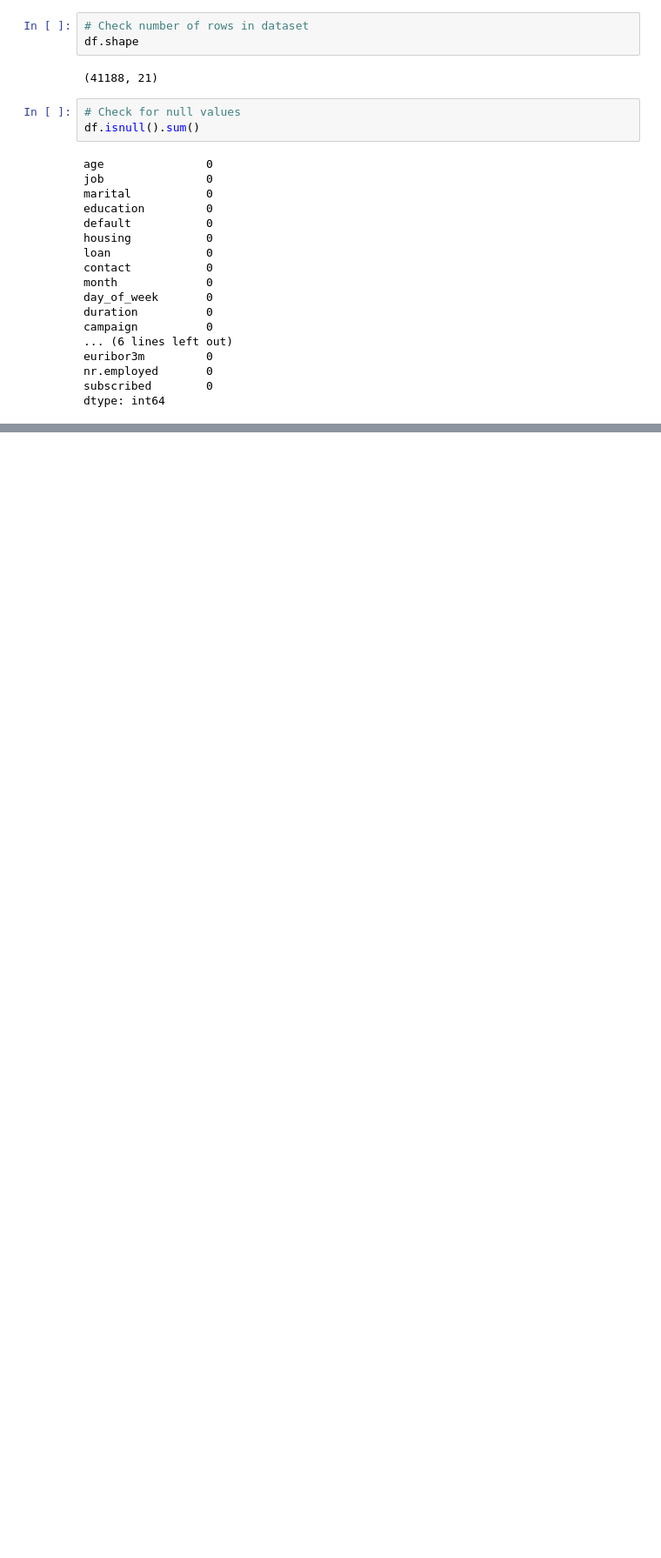
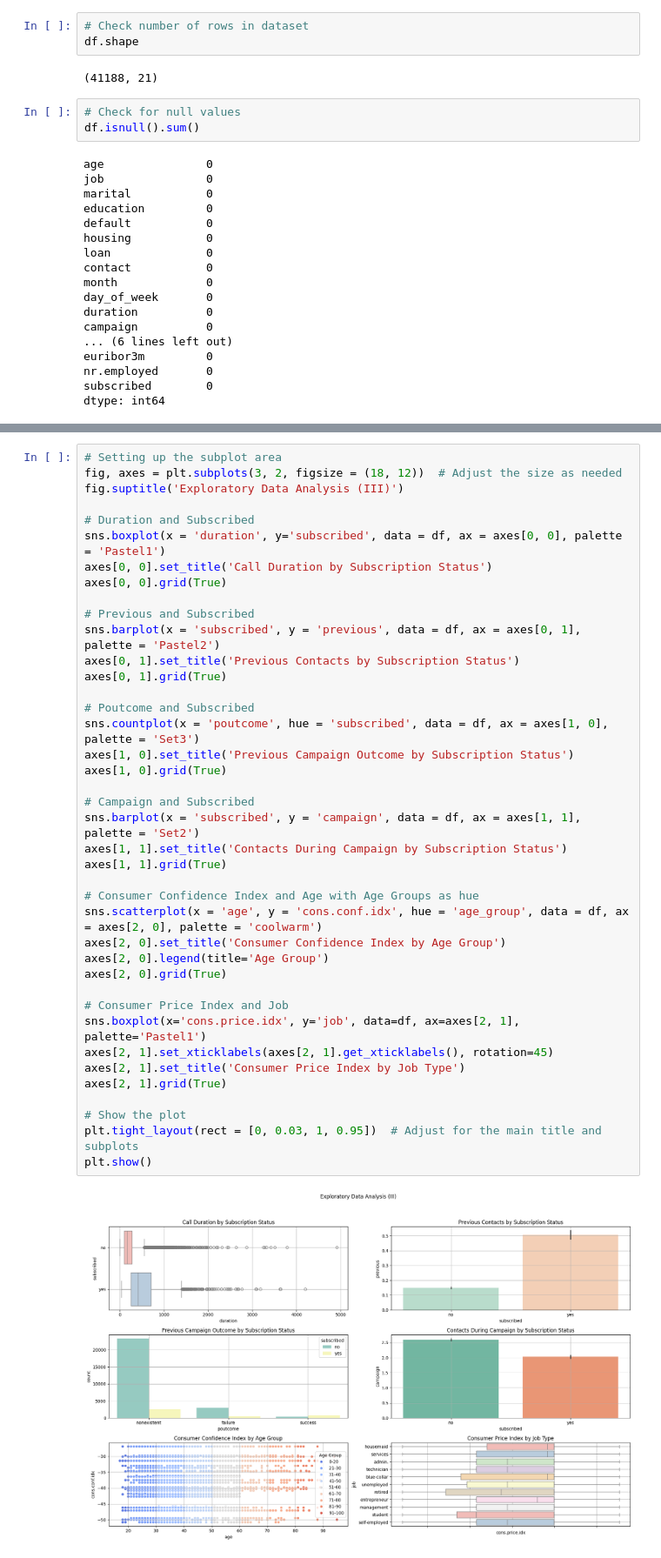
Before and after one commit to SergioCuencaNunez/ml3-bank-marketing, a Jupyter notebook: main.ipynb, the cells around one changed output, grey strips where cells are left out. Shown: that part at 87% size. Cells and saved outputs as stored; diff of their text form; blank space fills up the shorter version.

```diff
--- a/main.ipynb
+++ b/main.ipynb
@@ -254,0 +262,42 @@ plt.show()
+# %%
+# Setting up the subplot area
+fig, axes = plt.subplots(3, 2, figsize = (18, 12))  # Adjust the size as needed
+fig.suptitle('Exploratory Data Analysis (III)')
+
+# Duration and Subscribed
+sns.boxplot(x = 'duration', y='subscribed', data = df, ax = axes[0, 0], palette = 'Pastel1')
+axes[0, 0].set_title('Call Duration by Subscription Status')
+axes[0, 0].grid(True)
+
+# Previous and Subscribed
+sns.barplot(x = 'subscribed', y = 'previous', data = df, ax = axes[0, 1], palette = 'Pastel2')
+axes[0, 1].set_title('Previous Contacts by Subscription Status')
+axes[0, 1].grid(True)
+
+# Poutcome and Subscribed
+sns.countplot(x = 'poutcome', hue = 'subscribed', data = df, ax = axes[1, 0], palette = 'Set3')
+axes[1, 0].set_title('Previous Campaign Outcome by Subscription Status')
+axes[1, 0].grid(True)
+
+# Campaign and Subscribed
+sns.barplot(x = 'subscribed', y = 'campaign', data = df, ax = axes[1, 1], palette = 'Set2')
+axes[1, 1].set_title('Contacts During Campaign by Subscription Status')
+axes[1, 1].grid(True)
+
+# Consumer Confidence Index and Age with Age Groups as hue
+sns.scatterplot(x = 'age', y = 'cons.conf.idx', hue = 'age_group', data = df, ax = axes[2, 0], palette = 'coolwarm')
+axes[2, 0].set_title('Consumer Confidence Index by Age Group')
+axes[2, 0].legend(title='Age Group')
+axes[2, 0].grid(True)
+
+# Consumer Price Index and Job
+sns.boxplot(x='cons.price.idx', y='job', data=df, ax=axes[2, 1], palette='Pastel1')
+axes[2, 1].set_xticklabels(axes[2, 1].get_xticklabels(), rotation=45)
+axes[2, 1].set_title('Consumer Price Index by Job Type')
+axes[2, 1].grid(True)
+
+# Show the plot
+plt.tight_layout(rect = [0, 0.03, 1, 0.95])  # Adjust for the main title and subplots
+plt.show()
+# %% [output]
+[figure, added]
```
Also changed, not shown: parts of 29 cells of this notebook.
